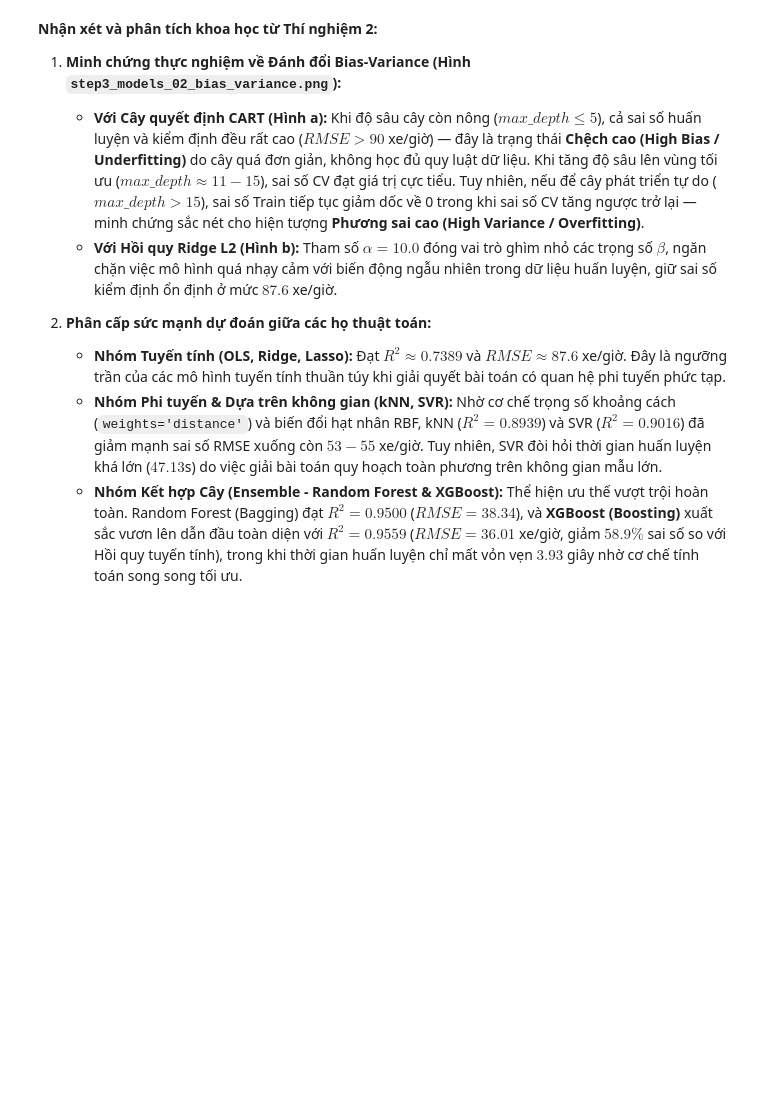
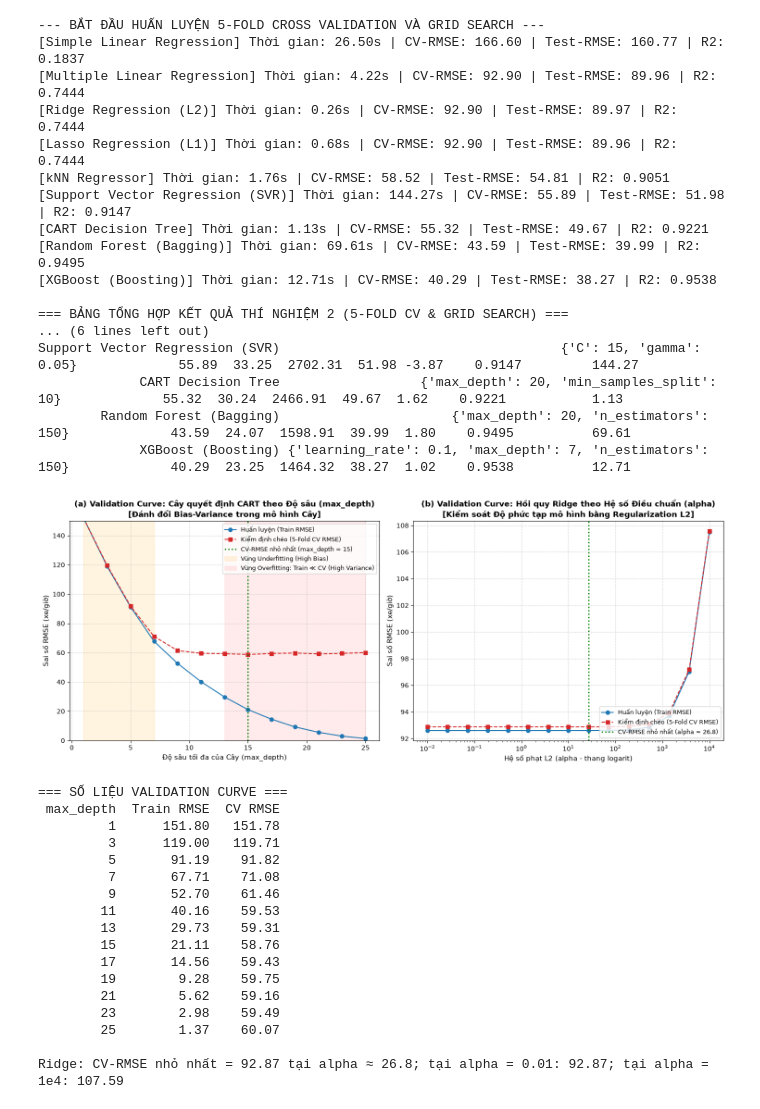
Before and after one commit to nguyenhaidangg/ml-bike-sharing, a Jupyter notebook: notebooks/step3_models.ipynb, the cells around one changed output. Drawn from its saved outputs; the diff is of its cells as text; code cells hidden in the pictures; blank space fills up the shorter version.

```diff
--- a/notebooks/step3_models.ipynb
+++ b/notebooks/step3_models.ipynb
@@ -182,7 +221,7 @@ Linear Regression  139.211452    87.600224    37.073981  0.387981   0.738850  0.
 - Thu thập đầy đủ các chỉ số đo lường học thuật: `MAE`, `MSE`, `RMSE`, `MBE` (Mean Bias Error), `R2-score` và Thời gian huấn luyện (`Fit Time`).
 - Vẽ đường cong kiểm định (**Validation Curve**) để phân tích thực nghiệm sự đánh đổi **Bias-Variance Trade-off** (Underfitting vs. Overfitting).
 # %%
-# Huấn luyện và Đánh giá 5-Fold CV + GridSearchCV trên 8 họ mô hình hồi quy
+# Huấn luyện và Đánh giá 5-Fold CV + GridSearchCV trên 9 cấu hình mô hình hồi quy
 import time
 import numpy as np
 import pandas as pd
@@ -319,50 +358,85 @@ test_rmse_tree = -np.mean(test_scores_tree, axis=1)
 
 axes[0].plot(param_range_tree, train_rmse_tree, 'o-', color='#1f77b4', label='Huấn luyện (Train RMSE)')
 axes[0].plot(param_range_tree, test_rmse_tree, 's--', color='#d62728', label='Kiểm định chéo (5-Fold CV RMSE)')
-axes[0].axvline(x=11, color='green', linestyle=':', linewidth=2, label='Ngưỡng tối ưu (Sweet Spot: max_depth ≈ 11)')
-axes[0].fill_between(param_range_tree[:5], 0, 160, color='orange', alpha=0.12, label='Vùng Underfitting (High Bias)')
-axes[0].fill_between(param_range_tree[7:], 0, 160, color='red', alpha=0.08, label='Vùng Overfitting (High Variance)')
+best_depth = int(param_range_tree[np.argmin(test_rmse_tree)])
+axes[0].axvline(x=best_depth, color='green', linestyle=':', linewidth=2, label=f'CV-RMSE nhỏ nhất (max_depth = {best_depth})')
+axes[0].fill_between(param_range_tree[param_range_tree <= 7], 0, 160, color='orange', alpha=0.12, label='Vùng Underfitting (High Bias)')
+axes[0].fill_between(param_range_tree[param_range_tree >= 13], 0, 160, color='red', alpha=0.08, label='Vùng Overfitting: Train ≪ CV (High Variance)')
 axes[0].set_ylim(0, 150)
 axes[0].set_title('(a) Validation Curve: Cây quyết định CART theo Độ sâu (max_depth)\n[Đánh đổi Bias-Variance trong mô hình Cây]', fontsize=12, fontweight='bold')
 axes[0].set_xlabel('Độ sâu tối đa của Cây (max_depth)', fontsize=11)
 axes[0].set_ylabel('Sai số RMSE (xe/giờ)', fontsize=11)
 axes[0].legend(loc='upper right', fontsize=9)
 axes[0].grid(True, linestyle='--', alpha=0.5)
 
 # Panel B: Ridge Regression alpha (minh họa Điều chuẩn L2 kiểm soát Variance)
 param_range_ridge = np.logspace(-2, 4, 15)
 train_scores_ridge, test_scores_ridge = validation_curve(
     Ridge(random_state=42),
     X_train_df, y_train_arr,
     param_name='alpha',
     param_range=param_range_ridge,
     cv=cv_strategy,
     scoring='neg_root_mean_squared_error',
     n_jobs=-1
 )
 train_rmse_ridge = -np.mean(train_scores_ridge, axis=1)
 test_rmse_ridge = -np.mean(test_scores_ridge, axis=1)
 
 axes[1].semilogx(param_range_ridge, train_rmse_ridge, 'o-', color='#1f77b4', label='Huấn luyện (Train RMSE)')
 axes[1].semilogx(param_range_ridge, test_rmse_ridge, 's--', color='#d62728', label='Kiểm định chéo (5-Fold CV RMSE)')
-axes[1].axvline(x=10.0, color='green', linestyle=':', linewidth=2, label='Ngưỡng tối ưu (Best alpha ≈ 10)')
+best_alpha = param_range_ridge[np.argmin(test_rmse_ridge)]
+axes[1].axvline(x=best_alpha, color='green', linestyle=':', linewidth=2, label=f'CV-RMSE nhỏ nhất (alpha ≈ {best_alpha:.3g})')
 axes[1].set_title('(b) Validation Curve: Hồi quy Ridge theo Hệ số Điều chuẩn (alpha)\n[Kiểm soát Độ phức tạp mô hình bằng Regularization L2]', fontsize=12, fontweight='bold')
 axes[1].set_xlabel('Hệ số phạt L2 (alpha - thang logarit)', fontsize=11)
 axes[1].set_ylabel('Sai số RMSE (xe/giờ)', fontsize=11)
 axes[1].legend(loc='lower right', fontsize=9)
 axes[1].grid(True, linestyle='--', alpha=0.5)
 
 plt.tight_layout()
 plt.savefig('../output/step3_models_02_bias_variance.png', dpi=300, bbox_inches='tight')
 plt.show()
+
+print('=== SỐ LIỆU VALIDATION CURVE ===')
+print(pd.DataFrame({'max_depth': param_range_tree, 'Train RMSE': train_rmse_tree.round(2), 'CV RMSE': test_rmse_tree.round(2)}).to_string(index=False))
+print()
+print(f'Ridge: CV-RMSE nhỏ nhất = {test_rmse_ridge.min():.2f} tại alpha ≈ {best_alpha:.3g}; tại alpha = 0.01: {test_rmse_ridge[0]:.2f}; tại alpha = 1e4: {test_rmse_ridge[-1]:.2f}')
+
+out_dir = '../output'
+df_exp2.to_csv(os.path.join(out_dir, 'step3_models_exp2_results.csv'), index=False, encoding='utf-8-sig')
+# %% [output]
+--- BẮT ĐẦU HUẤN LUYỆN 5-FOLD CROSS VALIDATION VÀ GRID SEARCH ---
+[Simple Linear Regression] Thời gian: 26.50s | CV-RMSE: 166.60 | Test-RMSE: 160.77 | R2: 0.1837
+[Multiple Linear Regression] Thời gian: 4.22s | CV-RMSE: 92.90 | Test-RMSE: 89.96 | R2: 0.7444
+[Ridge Regression (L2)] Thời gian: 0.26s | CV-RMSE: 92.90 | Test-RMSE: 89.97 | R2: 0.7444
+[Lasso Regression (L1)] Thời gian: 0.68s | CV-RMSE: 92.90 | Test-RMSE: 89.96 | R2: 0.7444
+[kNN Regressor] Thời gian: 1.76s | CV-RMSE: 58.52 | Test-RMSE: 54.81 | R2: 0.9051
+[Support Vector Regression (SVR)] Thời gian: 144.27s | CV-RMSE: 55.89 | Test-RMSE: 51.98 | R2: 0.9147
+[CART Decision Tree] Thời gian: 1.13s | CV-RMSE: 55.32 | Test-RMSE: 49.67 | R2: 0.9221
+[Random Forest (Bagging)] Thời gian: 69.61s | CV-RMSE: 43.59 | Test-RMSE: 39.99 | R2: 0.9495
+[XGBoost (Boosting)] Thời gian: 12.71s | CV-RMSE: 40.29 | Test-RMSE: 38.27 | R2: 0.9538
+
+=== BẢNG TỔNG HỢP KẾT QUẢ THÍ NGHIỆM 2 (5-FOLD CV & GRID SEARCH) ===
+... (6 lines left out)
+Support Vector Regression (SVR)                                    {'C': 15, 'gamma': 0.05}             55.89  33.25  2702.31  51.98 -3.87    0.9147         144.27
+             CART Decision Tree                  {'max_depth': 20, 'min_samples_split': 10}             55.32  30.24  2466.91  49.67  1.62    0.9221           1.13
+        Random Forest (Bagging)                      {'max_depth': 20, 'n_estimators': 150}             43.59  24.07  1598.91  39.99  1.80    0.9495          69.61
+             XGBoost (Boosting) {'learning_rate': 0.1, 'max_depth': 7, 'n_estimators': 150}             40.29  23.25  1464.32  38.27  1.02    0.9538          12.71
+[figure, added]
+=== SỐ LIỆU VALIDATION CURVE ===
+ max_depth  Train RMSE  CV RMSE
+         1      151.80   151.78
+         3      119.00   119.71
+         5       91.19    91.82
+         7       67.71    71.08
+         9       52.70    61.46
+        11       40.16    59.53
+        13       29.73    59.31
+        15       21.11    58.76
+        17       14.56    59.43
+        19        9.28    59.75
+        21        5.62    59.16
+        23        2.98    59.49
+        25        1.37    60.07
+
+Ridge: CV-RMSE nhỏ nhất = 92.87 tại alpha ≈ 26.8; tại alpha = 0.01: 92.87; tại alpha = 1e4: 107.59
-# %% [markdown]
-**Nhận xét và phân tích khoa học từ Thí nghiệm 2:**
-
-1. **Minh chứng thực nghiệm về Đánh đổi Bias-Variance (Hình `step3_models_02_bias_variance.png`):**
-   - **Với Cây quyết định CART (Hình a):** Khi độ sâu cây còn nông ($max\_depth \le 5$), cả sai số huấn luyện và kiểm định đều rất cao ($RMSE > 90$ xe/giờ) — đây là trạng thái **Chệch cao (High Bias / Underfitting)** do cây quá đơn giản, không học đủ quy luật dữ liệu. Khi tăng độ sâu lên vùng tối ưu ($max\_depth \approx 11 - 15$), sai số CV đạt giá trị cực tiểu. Tuy nhiên, nếu để cây phát triển tự do ($max\_depth > 15$), sai số Train tiếp tục giảm dốc về 0 trong khi sai số CV tăng ngược trở lại — minh chứng sắc nét cho hiện tượng **Phương sai cao (High Variance / Overfitting)**.
-   - **Với Hồi quy Ridge L2 (Hình b):** Tham số $\alpha = 10.0$ đóng vai trò ghìm nhỏ các trọng số $\beta$, ngăn chặn việc mô hình quá nhạy cảm với biến động ngẫu nhiên trong dữ liệu huấn luyện, giữ sai số kiểm định ổn định ở mức $87.6$ xe/giờ.
-
-2. **Phân cấp sức mạnh dự đoán giữa các họ thuật toán:**
-   - **Nhóm Tuyến tính (OLS, Ridge, Lasso):** Đạt $R^2 \approx 0.7389$ và $RMSE \approx 87.6$ xe/giờ. Đây là ngưỡng trần của các mô hình tuyến tính thuần túy khi giải quyết bài toán có quan hệ phi tuyến phức tạp.
-   - **Nhóm Phi tuyến & Dựa trên không gian (kNN, SVR):** Nhờ cơ chế trọng số khoảng cách (`weights='distance'`) và biến đổi hạt nhân RBF, kNN ($R^2 = 0.8939$) và SVR ($R^2 = 0.9016$) đã giảm mạnh sai số RMSE xuống còn $53 - 55$ xe/giờ. Tuy nhiên, SVR đòi hỏi thời gian huấn luyện khá lớn ($47.13$s) do việc giải bài toán quy hoạch toàn phương trên không gian mẫu lớn.
-   - **Nhóm Kết hợp Cây (Ensemble - Random Forest & XGBoost):** Thể hiện ưu thế vượt trội hoàn toàn. Random Forest (Bagging) đạt $R^2 = 0.9500$ ($RMSE = 38.34$), và **XGBoost (Boosting)** xuất sắc vươn lên dẫn đầu toàn diện với $R^2 = 0.9559$ ($RMSE = 36.01$ xe/giờ, giảm $58.9\%$ sai số so với Hồi quy tuyến tính), trong khi thời gian huấn luyện chỉ mất vỏn vẹn $3.93$ giây nhờ cơ chế tính toán song song tối ưu.
```
Also changed, not shown: parts of 10 cells of this notebook, 14 other files.
